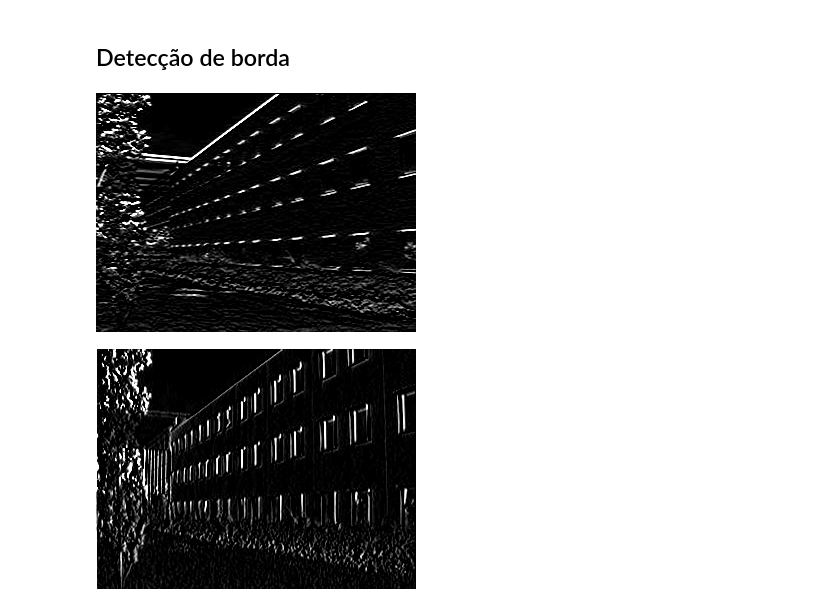
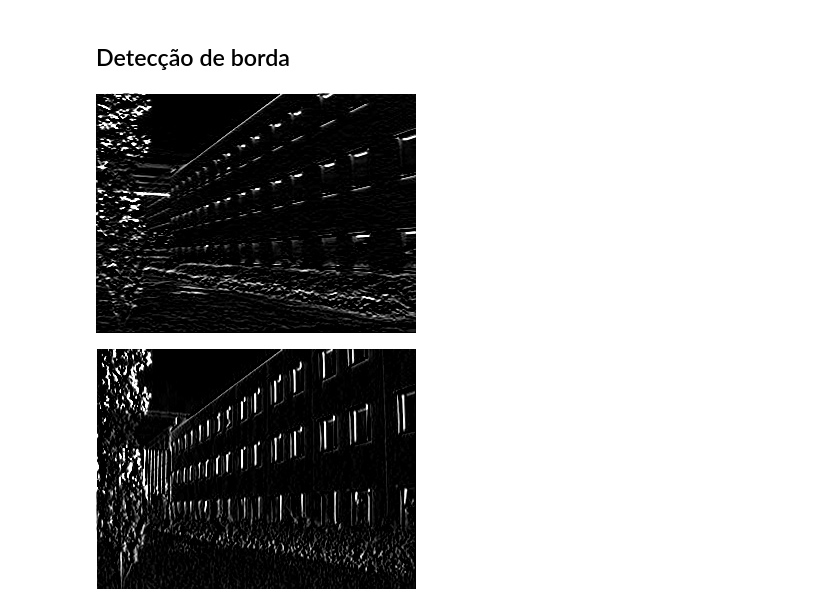
Before and after one commit to kenzosakiyama/visao_computacional, a Jupyter notebook: filtros_de_convolucao.ipynb, the cells around one changed output. Saved outputs shown, nothing was run; the diff lists cells and outputs as text; code cells hidden in the pictures.

```diff
--- a/filtros_de_convolucao.ipynb
+++ b/filtros_de_convolucao.ipynb
@@ -24,9 +24,9 @@ def convolve(img: Image, kernel: np.array, return_array: bool = False) -> Image:
     # Certificando que os limites não sejam ultrapassados
     output_array = np.minimum(255, output_array)
     output_array = np.maximum(0, output_array)
-    output_array = np.uint8(output_array)
+    # output_array = np.uint8(output_array)
 
-    return output_array if return_array else Image.fromarray(output_array, mode="L")
+    return output_array if return_array else Image.fromarray(np.uint8(output_array), mode="L")
 # %%
 demo = Image.open("data/vamp.png").convert("L")
 demo
@@ -188,13 +209,13 @@ building = Image.open("data/filtros/building.jpg")
 # %%
 # Sobel horizontal
 kernel_h = np.array(
     [
-        [ 1, 2, 1],
+        [ -1, -2, -1],
         [ 0, 0, 0],
-        [-1,-2,-1]
+        [1,2,1]
     ]
 )
 convolve(building, kernel_h)
 # %% [output]
-[figure, old version]
+[figure, new version]
 # %%
```
Also changed, not shown: parts of 6 cells of this notebook.
